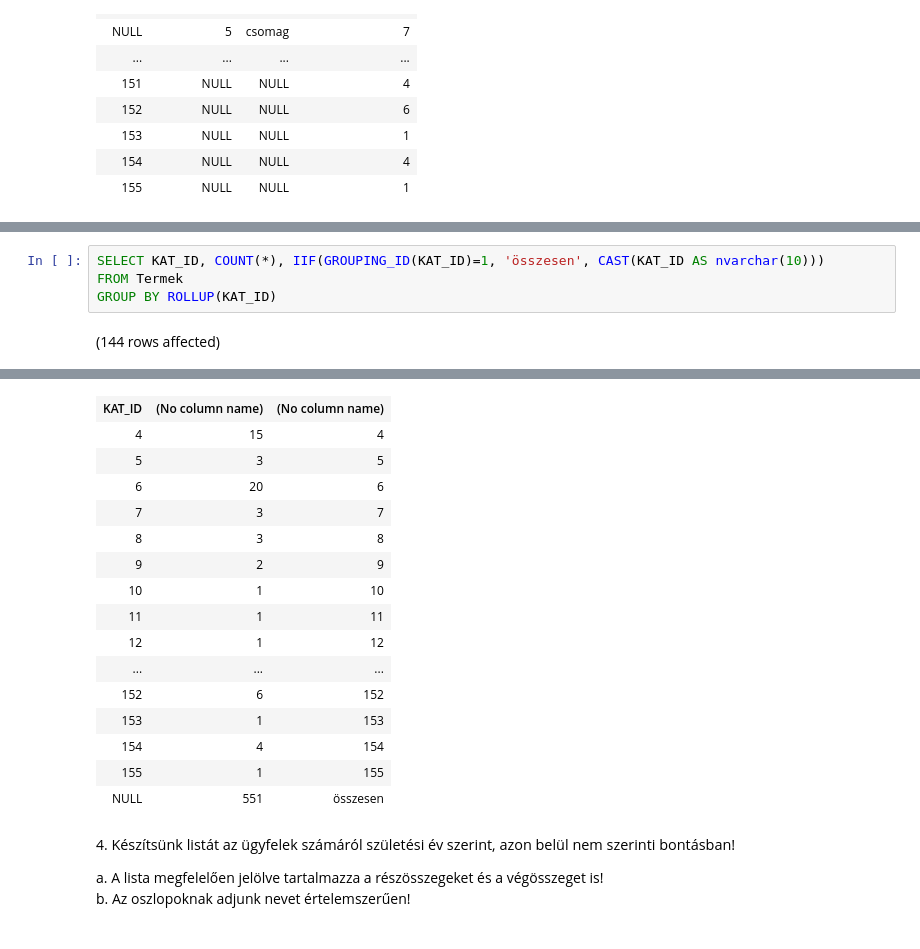
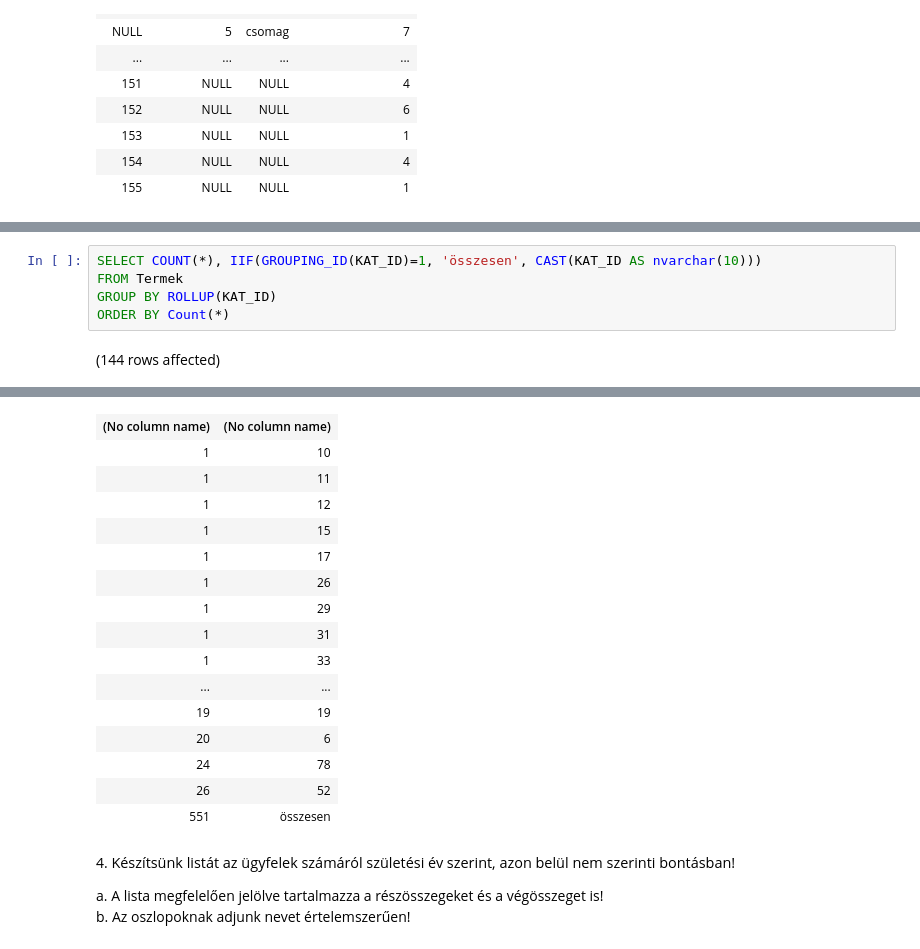
Before and after one commit to Tomi489/Adatbazisok, a Jupyter notebook: gyakorlat04_feladatok.ipynb, the cells around one changed output, grey strips where cells are left out. Saved outputs shown, nothing was run; the diff lists cells and outputs as text.

```diff
--- a/gyakorlat04_feladatok.ipynb
+++ b/gyakorlat04_feladatok.ipynb
@@ -68,8 +68,9 @@ a. Elég megjeleníteni a kategóriák azonosítóit és a darabszámokat!
 
 ![](https://moodle.uni-corvinus.hu/theme/image.php/adaptable/atto_h5p/1709548862/icon)
 # %%
-SELECT KAT_ID, COUNT(*), IIF(GROUPING_ID(KAT_ID)=1, 'összesen', CAST(KAT_ID AS nvarchar(10)))
+SELECT COUNT(*), IIF(GROUPING_ID(KAT_ID)=1, 'összesen', CAST(KAT_ID AS nvarchar(10)))
 FROM Termek
 GROUP BY ROLLUP(KAT_ID)
+ORDER BY Count(*)
 # %% [output]
 (144 rows affected)
@@ -77,19 +78,19 @@ Total execution time: 00:00:00.014
-| KAT_ID | (No column name) | (No column name) |
-| 4 | 15 | 4 |
-| 5 | 3 | 5 |
-| 6 | 20 | 6 |
-| 7 | 3 | 7 |
-| 8 | 3 | 8 |
-| 9 | 2 | 9 |
-| 10 | 1 | 10 |
-| 11 | 1 | 11 |
-| 12 | 1 | 12 |
-| ... | ... | ... |
-| 152 | 6 | 152 |
-| 153 | 1 | 153 |
-| 154 | 4 | 154 |
-| 155 | 1 | 155 |
-| NULL | 551 | összesen |
+| (No column name) | (No column name) |
+| 1 | 10 |
+| 1 | 11 |
+| 1 | 12 |
+| 1 | 15 |
+| 1 | 17 |
+| 1 | 26 |
+| 1 | 29 |
+| 1 | 31 |
+| 1 | 33 |
+| ... | ... |
+| 19 | 19 |
+| 20 | 6 |
+| 24 | 78 |
+| 26 | 52 |
+| 551 | összesen |
 # %% [markdown]
 4. <span style="background-color: rgb(255, 255, 255); color: rgb(0, 0, 0); font-family: &quot;Open Sans&quot;, sans-serif; font-size: 14.44px;">Készítsünk listát az ügyfelek számáról születési év szerint, azon belül nem szerinti bontásban!&nbsp;</span>
 
```
Also changed, not shown: parts of 1 cell of this notebook.
